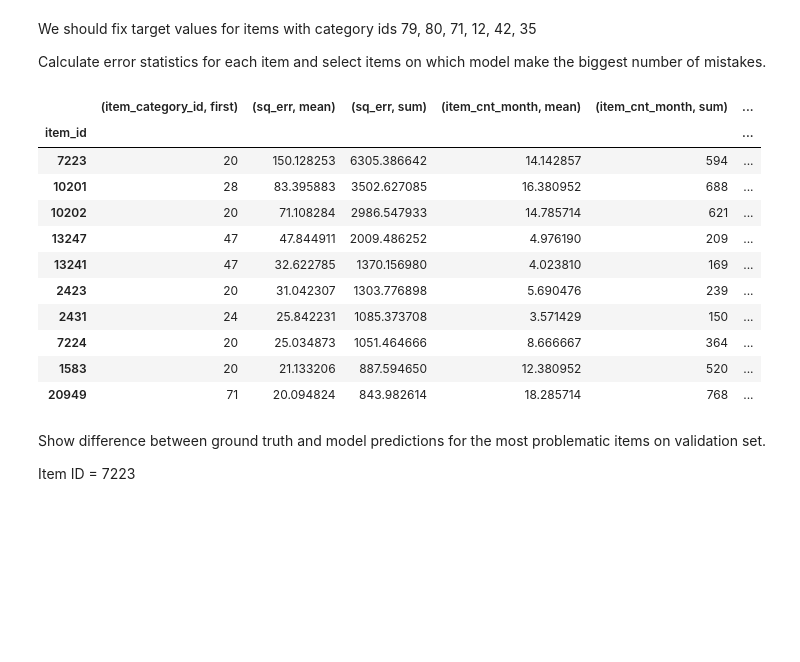
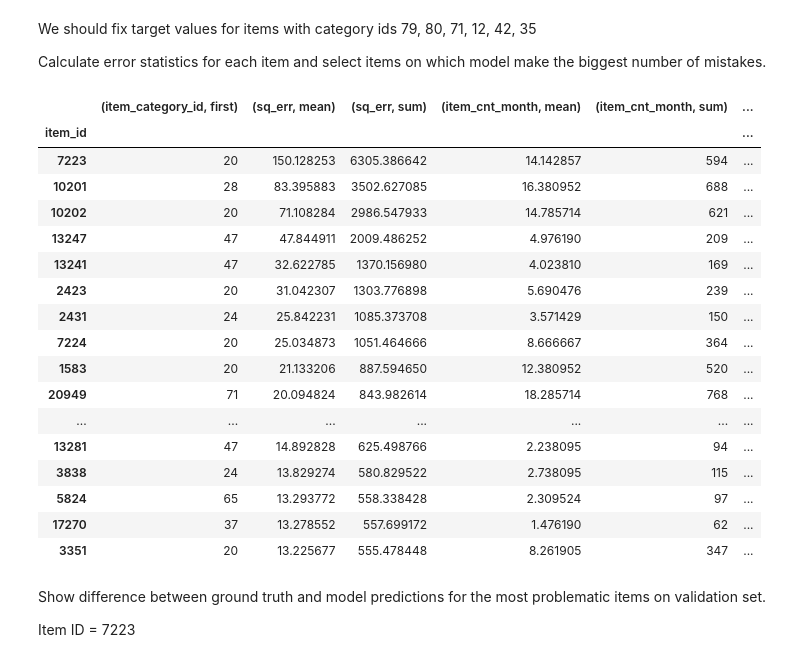
Before and after one commit to beatwad/predict_future_sales, a Jupyter notebook: top-1-predict-future-sales-features-lightgbm_old.ipynb, the cells around one changed output. Drawn from its saved outputs; the diff is of its cells as text; code cells hidden in the pictures; blank space fills up the shorter version.

```diff
--- a/top-1-predict-future-sales-features-lightgbm_old.ipynb
+++ b/top-1-predict-future-sales-features-lightgbm_old.ipynb
@@ -1958,28 +1958,34 @@ Calculate error statistics for each item and select items on which model make th
 # %%
 matrix_gr = matrix[matrix.date_block_num == 33].groupby('item_id').agg({'item_category_id': 'first',
                                                                        'sq_err': ['mean', 'sum'],
                                                                        'item_cnt_month': ['mean', 'sum'],
                                                                        'item_cnt_month_preds': ['mean', 'sum']})
 matrix_gr['sq_err_mean/item_cnt_month_sum'] = matrix_gr[('sq_err', 'mean')]/matrix_gr[('item_cnt_month', 'sum')]
 matrix_gr['mean_diff'] = np.abs(matrix_gr[('item_cnt_month', 'mean')] - matrix_gr[('item_cnt_month_preds', 'mean')])
 matrix_gr = matrix_gr.join(items[['item_id', 'item_name']], on='item_id')
 # matrix_gr = matrix_gr[matrix_gr[('item_cnt_month', 'sum')] > 300]
 # err_indexes = matrix_gr.sort_values(('sq_err', 'mean'), ascending=False).head(20).index
 matrix_gr[(matrix_gr[('sq_err', 'mean')] > 5) &
-          (matrix_gr.item_id.isin(test.item_id.unique()))].sort_values(('sq_err', 'mean'), ascending=False).head(10)
+          (matrix_gr.item_id.isin(test.item_id.unique()))].sort_values(('sq_err', 'mean'), ascending=False).head(20)
 # %% [output]
 |  | (item_category_id, first) | (sq_err, mean) | (sq_err, sum) | (item_cnt_month, mean) | (item_cnt_month, sum) | ... |
 | item_id |  |  |  |  |  | ... |
 | 7223 | 20 | 150.128253 | 6305.386642 | 14.142857 | 594 | ... |
 | 10201 | 28 | 83.395883 | 3502.627085 | 16.380952 | 688 | ... |
 | 10202 | 20 | 71.108284 | 2986.547933 | 14.785714 | 621 | ... |
 | 13247 | 47 | 47.844911 | 2009.486252 | 4.976190 | 209 | ... |
 | 13241 | 47 | 32.622785 | 1370.156980 | 4.023810 | 169 | ... |
 | 2423 | 20 | 31.042307 | 1303.776898 | 5.690476 | 239 | ... |
 | 2431 | 24 | 25.842231 | 1085.373708 | 3.571429 | 150 | ... |
 | 7224 | 20 | 25.034873 | 1051.464666 | 8.666667 | 364 | ... |
 | 1583 | 20 | 21.133206 | 887.594650 | 12.380952 | 520 | ... |
 | 20949 | 71 | 20.094824 | 843.982614 | 18.285714 | 768 | ... |
+| ... | ... | ... | ... | ... | ... | ... |
+| 13281 | 47 | 14.892828 | 625.498766 | 2.238095 | 94 | ... |
+| 3838 | 24 | 13.829274 | 580.829522 | 2.738095 | 115 | ... |
+| 5824 | 65 | 13.293772 | 558.338428 | 2.309524 | 97 | ... |
+| 17270 | 37 | 13.278552 | 557.699172 | 1.476190 | 62 | ... |
+| 3351 | 20 | 13.225677 | 555.478448 | 8.261905 | 347 | ... |
 # %% [markdown]
 Show difference between ground truth and model predictions for the most problematic items on validation set.
 
```
Also changed, not shown: parts of 2 cells of this notebook.
